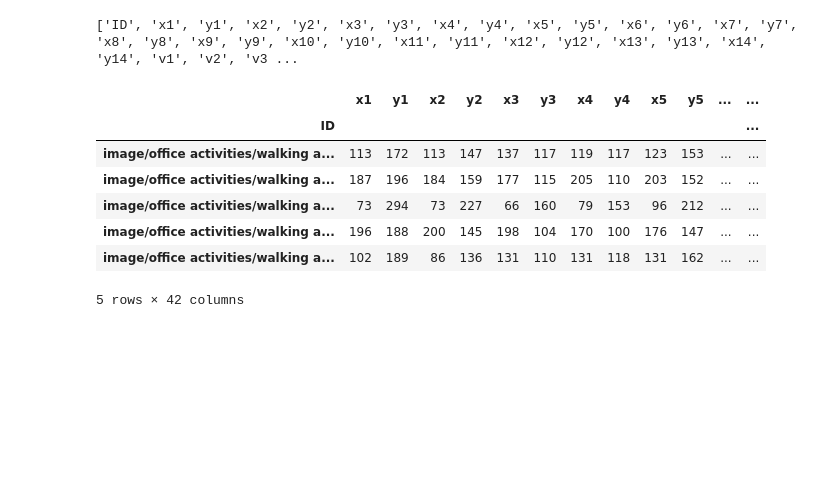
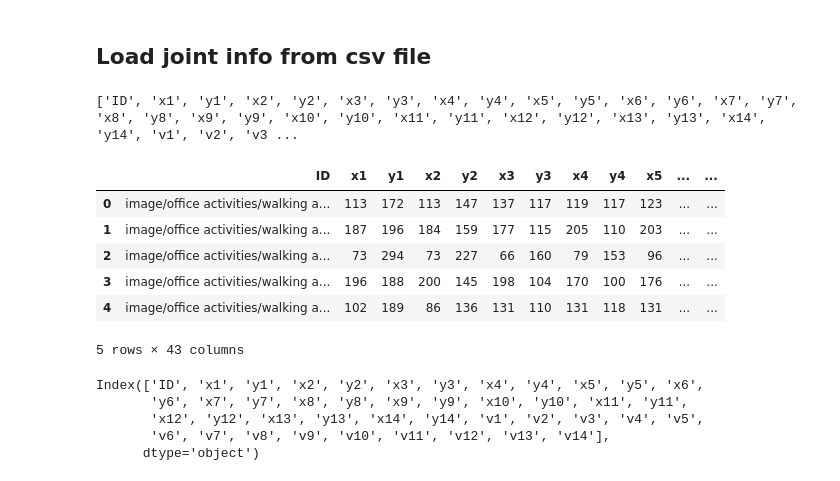
Before and after one commit to ys7yoo/deeppose_tf, a Jupyter notebook: demo.ipynb, the cells around one changed output. Saved outputs shown, nothing was run; the diff lists cells and outputs as text; code cells hidden in the pictures; blank space fills up the shorter version.

```diff
--- a/demo.ipynb
+++ b/demo.ipynb
@@ -1,31 +1,43 @@
+# %% [markdown]
+## Load joint info from csv file
 # %%
 ## load joint info
 
 import pandas as pd
 
+
 JOINT_CSV_FILENAME = '/var/data/MET2/activity.csv'
+IMG_PATH_PREFIX = '/var/data/MET2/'
 
 numJoints = 14
 # prepare column names
 colNames = list()
 colNames.append('ID')
 for n in range(numJoints):
     colNames.append("x{}".format(n+1))
     colNames.append("y{}".format(n+1))
 for n in range(numJoints):
     colNames.append("v{}".format(n+1))
 print(colNames)
 
-joints=pd.read_csv(JOINT_CSV_FILENAME,header=None,names=colNames,index_col=0)
+MET2_joints=pd.read_csv(JOINT_CSV_FILENAME,header=None,names=colNames) #,index_col=0)
 #joints.shape()
-joints.head()
+MET2_joints.head()
 # %% [output]
 ['ID', 'x1', 'y1', 'x2', 'y2', 'x3', 'y3', 'x4', 'y4', 'x5', 'y5', 'x6', 'y6', 'x7', 'y7', 'x8', 'y8', 'x9', 'y9', 'x10', 'y10', 'x11', 'y11', 'x12', 'y12', 'x13', 'y13', 'x14', 'y14', 'v1', 'v2', 'v3 ...
-|  | x1 | y1 | x2 | y2 | x3 | y3 | x4 | y4 | x5 | y5 | ... | ... |
-| ID |  |  |  |  |  |  |  |  |  |  |  | ... |
-| image/office activities/walking a... | 113 | 172 | 113 | 147 | 137 | 117 | 119 | 117 | 123 | 153 | ... | ... |
-| image/office activities/walking a... | 187 | 196 | 184 | 159 | 177 | 115 | 205 | 110 | 203 | 152 | ... | ... |
-| image/office activities/walking a... | 73 | 294 | 73 | 227 | 66 | 160 | 79 | 153 | 96 | 212 | ... | ... |
-| image/office activities/walking a... | 196 | 188 | 200 | 145 | 198 | 104 | 170 | 100 | 176 | 147 | ... | ... |
-| image/office activities/walking a... | 102 | 189 | 86 | 136 | 131 | 110 | 131 | 118 | 131 | 162 | ... | ... |
+|  | ID | x1 | y1 | x2 | y2 | x3 | y3 | x4 | y4 | x5 | ... | ... |
+| 0 | image/office activities/walking a... | 113 | 172 | 113 | 147 | 137 | 117 | 119 | 117 | 123 | ... | ... |
+| 1 | image/office activities/walking a... | 187 | 196 | 184 | 159 | 177 | 115 | 205 | 110 | 203 | ... | ... |
+| 2 | image/office activities/walking a... | 73 | 294 | 73 | 227 | 66 | 160 | 79 | 153 | 96 | ... | ... |
+| 3 | image/office activities/walking a... | 196 | 188 | 200 | 145 | 198 | 104 | 170 | 100 | 176 | ... | ... |
+| 4 | image/office activities/walking a... | 102 | 189 | 86 | 136 | 131 | 110 | 131 | 118 | 131 | ... | ... |
-5 rows × 42 columns
+5 rows × 43 columns
+# %%
+# column names
+MET2_joints.columns
+# %% [output]
+Index(['ID', 'x1', 'y1', 'x2', 'y2', 'x3', 'y3', 'x4', 'y4', 'x5', 'y5', 'x6',
+       'y6', 'x7', 'y7', 'x8', 'y8', 'x9', 'y9', 'x10', 'y10', 'x11', 'y11',
+       'x12', 'y12', 'x13', 'y13', 'x14', 'y14', 'v1', 'v2', 'v3', 'v4', 'v5',
+       'v6', 'v7', 'v8', 'v9', 'v10', 'v11', 'v12', 'v13', 'v14'],
+      dtype='object')
```
Also changed, not shown: parts of 3 cells of this notebook.
